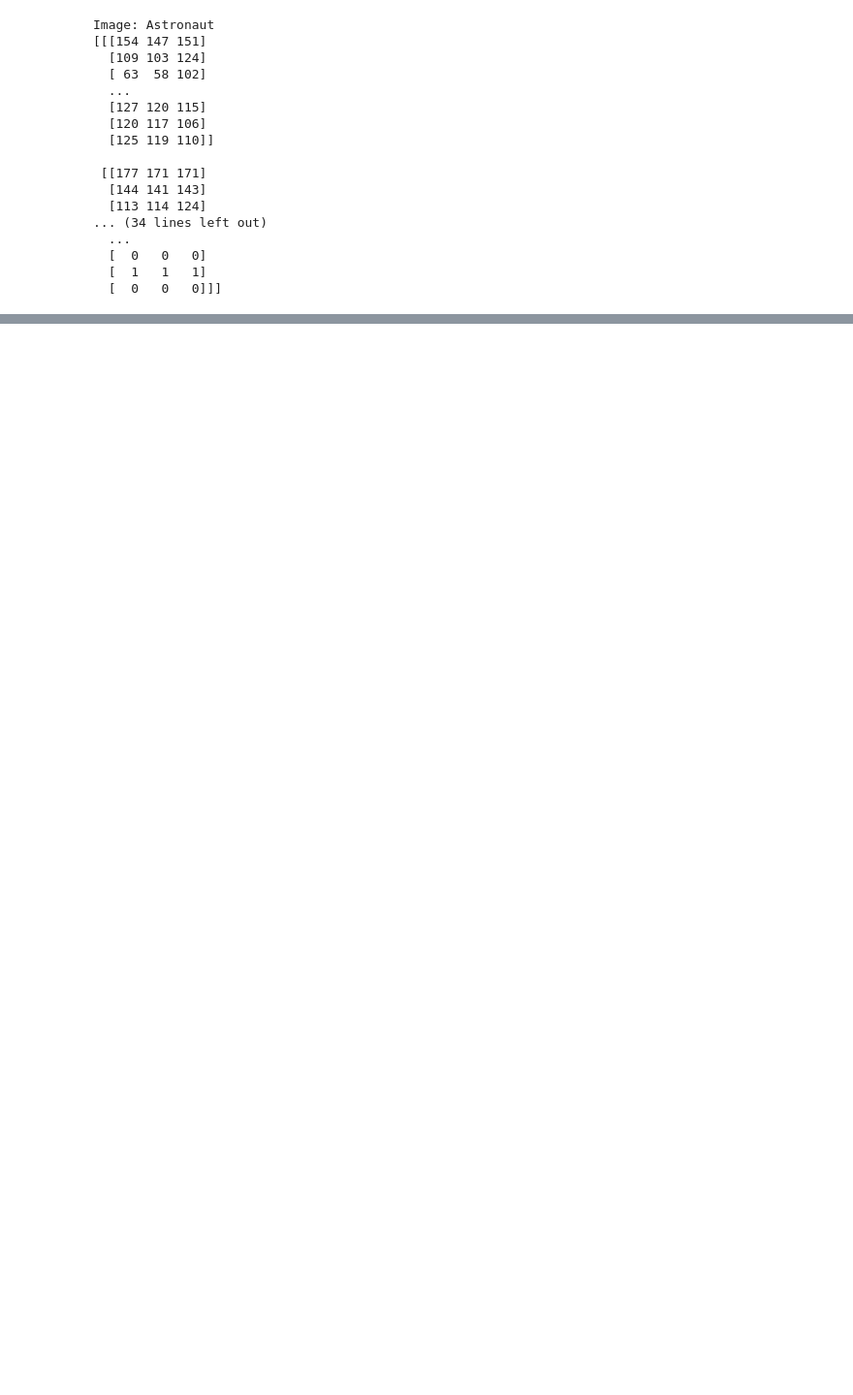
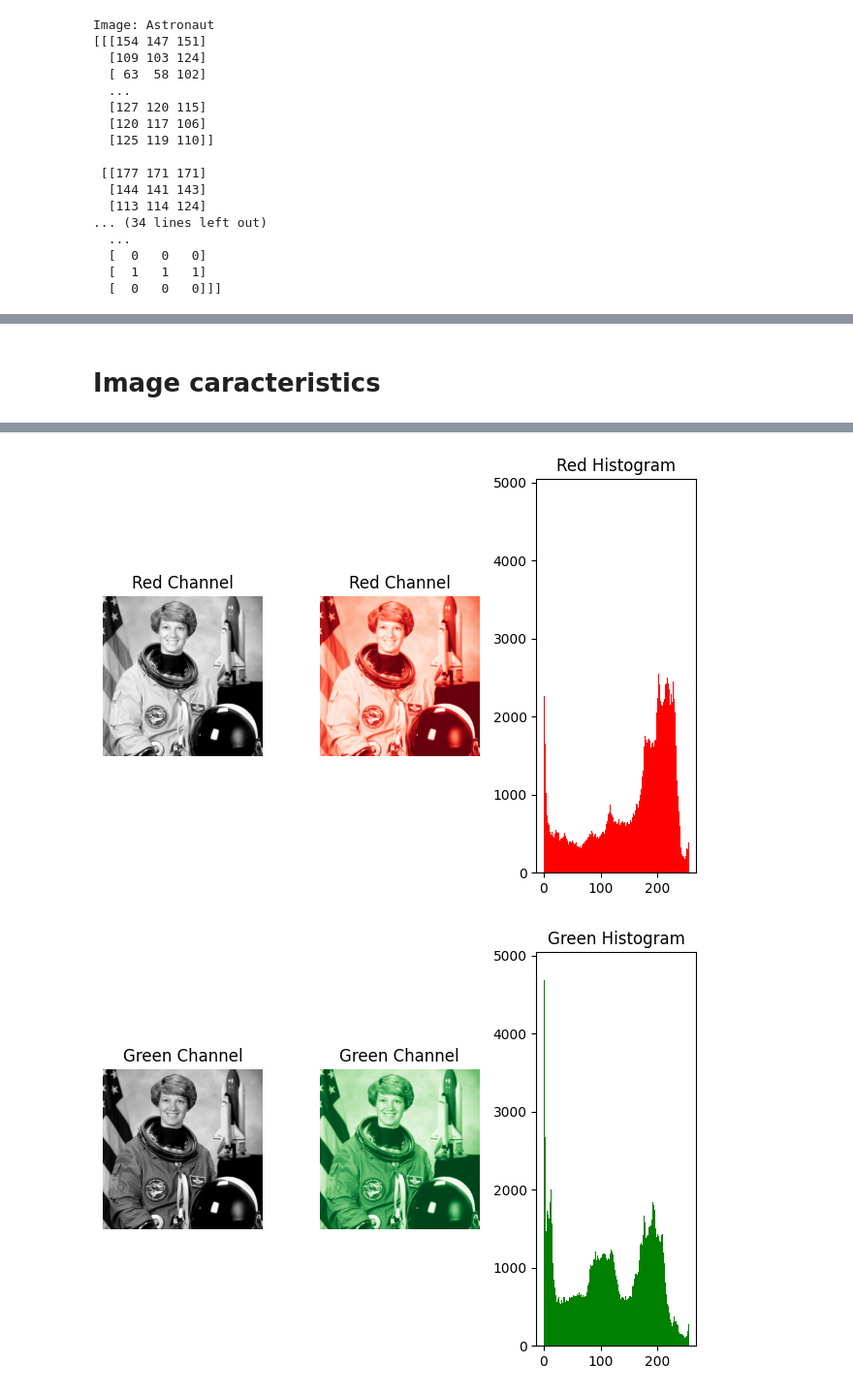
Before and after one commit to Tommy1908/ERV-CC, a Jupyter notebook: 01_Basics/03_color.ipynb, the cells around one changed output, grey strips where cells are left out. Shown at 97% size. Drawn from its saved outputs; the diff is of its cells as text; code cells hidden in the pictures; blank space fills up the shorter version.

```diff
--- a/01_Basics/03_color.ipynb
+++ b/01_Basics/03_color.ipynb
@@ -67,0 +72,76 @@ plt.show()
+# %% [markdown]
+# Image caracteristics
+# %%
+print("Img_Astronaut:\n")
+print(f"Dimension img_astronaut: {img_astronaut.ndim}")
+print(f"Resolution img_astronaut: {img_astronaut.shape[0]} x {img_astronaut.shape[1]} x {img_astronaut.shape[2]}")
+print(f"Total img_astronaut size: {img_astronaut.size}")
+
+
+red_channel = img_astronaut[:, :, 0]
+green_channel = img_astronaut[:, :, 1]
+blue_channel = img_astronaut[:, :, 2]
+
+print(f"Min value img_astronaut: {np.min(img_astronaut)}")
+print(f"Max value img_astronaut: {np.max(img_astronaut)}")
+print(f"Max value red_channel: {np.max(red_channel)}")
+print(f"Mean value img_astronaut: {np.mean(img_astronaut):.2f}")
+print(f"Mean value blue_channel: {np.mean(blue_channel):.2f}")
+print(f"Amount of particular pixel value img_astronaut: {np.sum(img_astronaut == 25)}")
+print(f"Amount of particular pixel value img_astronaut green channel: {np.sum(green_channel == 25)}")
+
+# Histograms
+
+max_red = np.max(np.bincount(red_channel.ravel(), minlength=256)[2:])
+max_green = np.max(np.bincount(green_channel.ravel(), minlength=256)[2:])
+max_blue = np.max(np.bincount(blue_channel.ravel(), minlength=256)[2:])
+y_limit = max(max_red, max_green, max_blue)
+#Blue channel has a huge amount of 0 pixels, so i take a limit smaller to better analize the rest of the graphic
+
+# Red
+fig, ax = plt.subplots(1,3)
+ax[0].axis("off")
+ax[0].set_title("Red Channel")
+ax[0].imshow(red_channel, cmap='gray')
+
+ax[1].axis("off")
+ax[1].set_title("Red Channel")
+ax[1].imshow(red_channel, cmap='Reds_r')
+
+ax[2].set_title("Red Histogram")
+ax[2].hist(np.ravel(red_channel), bins=256, color='red')
+ax[2].set_ylim(0, y_limit)
+plt.tight_layout(pad=1.0, w_pad=1, h_pad=1.5)
+plt.show()
+
+# Green
+fig, ax = plt.subplots(1,3)
+ax[0].axis("off")
+ax[0].set_title("Green Channel")
+ax[0].imshow(green_channel, cmap='gray')
+
+ax[1].axis("off")
+ax[1].set_title("Green Channel")
+ax[1].imshow(green_channel, cmap='Greens_r')
+
+ax[2].set_title("Green Histogram")
+ax[2].hist(np.ravel(green_channel), bins=256, color='green')
+ax[2].set_ylim(0, y_limit)
+plt.tight_layout(pad=1.0, w_pad=1, h_pad=1.5)
+plt.show()
+
+# Blue
+fig, ax = plt.subplots(1,3)
+ax[0].axis("off")
+ax[0].set_title("Blue Channel")
+ax[0].imshow(blue_channel, cmap='gray')
+ax[1].axis("off")
+ax[1].set_title("Blue Channel")
+ax[1].imshow(blue_channel, cmap='Blues_r')
+
+ax[2].set_title("Blue Histogram")
+ax[2].hist(np.ravel(blue_channel), bins=256, color='blue')
+ax[2].set_ylim(0, y_limit)
+plt.tight_layout(pad=1.0, w_pad=1, h_pad=1.5)
+plt.show()
+# %% [output]
@@ -67,0 +160,2 @@ plt.show()
+[figure, added]
+[figure, added]
```
Also changed, not shown: parts of 8 cells of this notebook.
